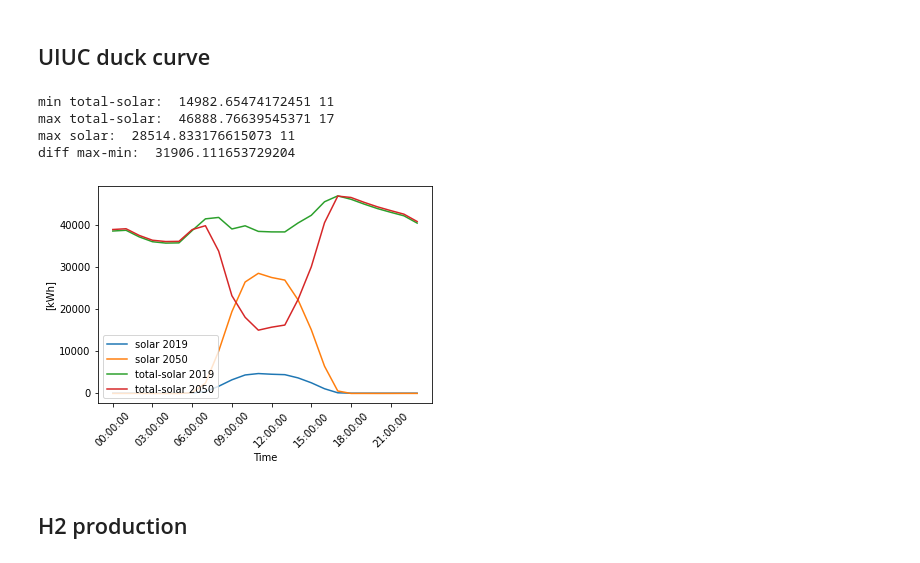
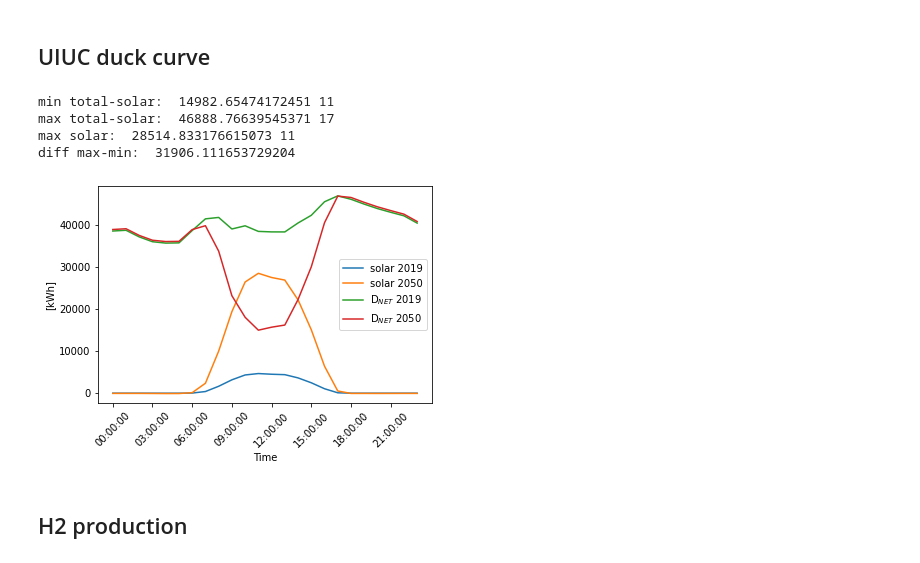
Before and after one commit to arfc/pride, a Jupyter notebook: duck-curve/duck-curve.ipynb, the cells around one changed output. Drawn from its saved outputs; the diff is of its cells as text; code cells hidden in the pictures.

```diff
--- a/duck-curve/duck-curve.ipynb
+++ b/duck-curve/duck-curve.ipynb
@@ -191,38 +191,39 @@ valtot = np.array(totalh[s:e+1])
 A = np.zeros((len(valtot), len(valsol)))
 for i in range(A.shape[0]):
     A[i, 4*i:4*(i+1)] = 0.25*np.ones(4)
 nvalsol = A @ np.array(valsol)
 
 timep = [str(datetime.fromisoformat(timed[i]).time()) for i in range(len(timed))]
 
 plt.plot(timep, nvalsol, label='solar 2019')
 nnvalsol = ussg*nvalsol
-plt.plot(timep, nnvalsol, label='solar {0}'.format(2019+predict))
+plt.plot(timep, nnvalsol, label='solar 2050')
 
 totmsol = valtot-nvalsol
-plt.plot(timep, totmsol, label='total-solar 2019')
+plt.plot(timep, totmsol, label='D$_{NET}$ 2019')
 nvaltot = ustg*valtot
 ntotmsol = nvaltot-nnvalsol
-plt.plot(timep, ntotmsol, label='total-solar {0}'.format(2019+predict))
+plt.plot(timep, ntotmsol, label='D$_{NET}$ 2050')
 
 plt.xticks(np.arange(0, 24, step=3), rotation=45)
 plt.ylabel('[kWh]')
 plt.xlabel('Time')
 # plt.legend(loc="upper right", bbox_to_anchor=(1.4, 1.0))
-plt.legend(loc="lower left")
+#plt.legend(loc="lower left")
+plt.legend(loc="best")
 # plt.title('Prediction on UIUC demand by hour for {0}.'.format(2019+predict))
 plt.savefig("figures/uiuc-duck", dpi=300, bbox_inches="tight")
 
 print('min total-solar: ', np.min(ntotmsol), ntotmsol.tolist().index(np.min(ntotmsol)))
 print('max total-solar: ', np.max(ntotmsol), ntotmsol.tolist().index(np.max(ntotmsol)))
 print('max solar: ', np.max(nnvalsol), nnvalsol.tolist().index(np.max(nnvalsol)))
 print('diff max-min: ', (np.max(ntotmsol)-np.min(ntotmsol)))
 # %% [output]
 min total-solar:  14982.65474172451 11
 max total-solar:  46888.76639545371 17
 max solar:  28514.833176615073 11
 diff max-min:  31906.111653729204
-[figure, old version]
+[figure, new version]
 # %% [markdown]
 ## H2 production
 # %%
```
Also changed, not shown: parts of 1 cell of this notebook, 5 other files.
